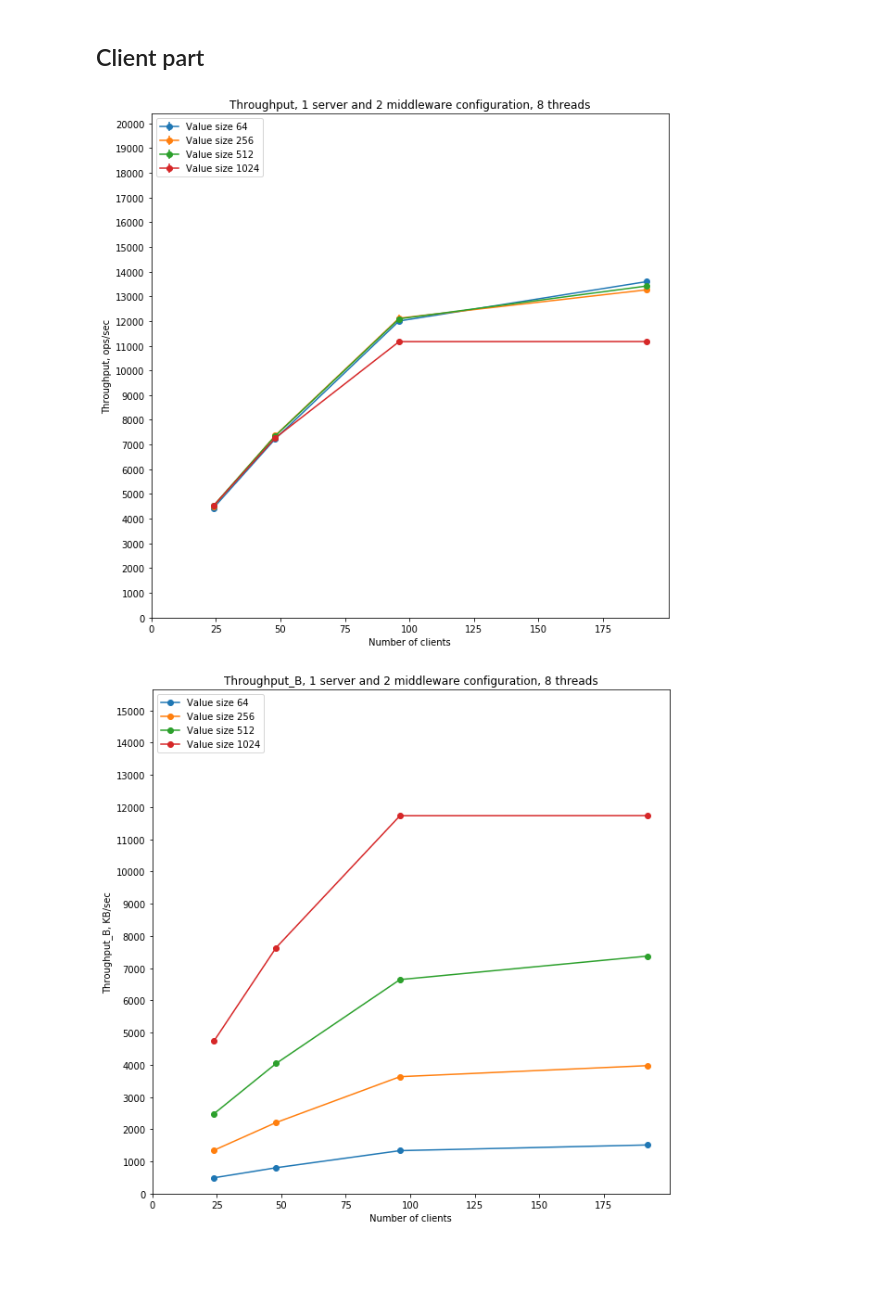
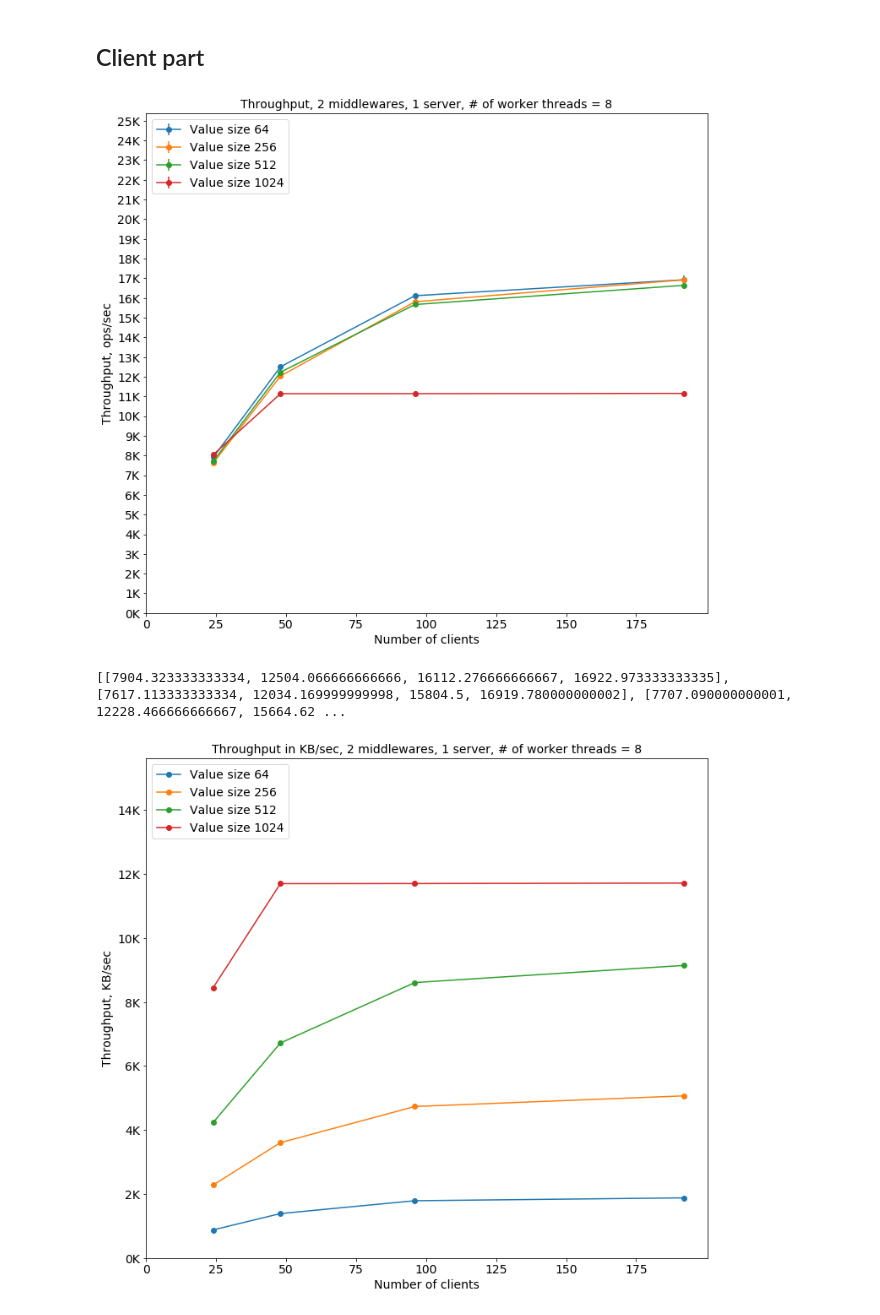
Before and after one commit to skotti/middleware, a Jupyter notebook: analysis/Part5, common for middlewares.ipynb, the cells around one changed output. Cells and saved outputs as stored; diff of their text form; code cells hidden in the pictures; blank space fills up the shorter version.

```diff
--- a/analysis/Part5, common for middlewares.ipynb
+++ b/analysis/Part5, common for middlewares.ipynb
@@ -18,7 +133,7 @@ experiments = len(workers) * len(value_sizes) * len(client_numbers) * repetition
 # %%
-mw=1
-path_to_experiment=path_to_experiment="/home/anastasiia/experiment_1/fourth_copy/"
-path_to_logs = "/home/anastasiia/experiment_1/fourth_copy/middleware1_logs/"
+mw=2
+path_to_experiment=path_to_experiment="/home/anastasiia/final_ex/final_copy/"
+path_to_logs = "/home/anastasiia/final_ex/final_copy/middleware2_logs/"
 
 mw_log = open(path_to_experiment+"mw_"+str(mw)+".log","r")
 lines = mw_log.readlines()
@@ -54,7 +169,7 @@ invalidated_experiments=[]
 i = 0
 while i < len(lines):
     parts = lines[i].split(" ")
-    if is_zero(lines[i]) or lines[i].startswith("DEBUG ethz.StatPrinter") or lines[i].startswith("SIGTERM call"):
+    if is_zero(lines[i]) or lines[i].startswith("DEBUG ethz.StatPrinter") or lines[i].startswith("SIGTERM call") or lines[i].startswith("DEBUG ethz.Middleware: CLIENT DISCONNECTED"):
         i += 1
         continue
     new_experiment_positions.append(i)
@@ -194,7 +226,7 @@ for i in range(len(new_experiment_positions)):
 #log45 log46 log47 log48 |w3|
 
 logs_per_experiment = 36
-path_to_logs = "/home/anastasiia/experiment_1/fourth_copy/middleware1_logs/"
+path_to_logs = "/home/anastasiia/final_ex/final_copy/middleware1_logs/"
 
 value_sizes = [64, 256, 512, 1024]
 client_numbers = [4, 8, 16, 32]
@@ -303,7 +335,7 @@ m=142
 m=143
 # %%
 k1 = k # we continue to add to the table
-path_to_logs = "/home/anastasiia/experiment_1/fourth_copy/middleware2_logs/"
+path_to_logs = "/home/anastasiia/final_ex/final_copy/middleware2_logs/"
 
 data=[]
 k = 0
@@ -381,5 +413,5 @@ global_data_9.to_pickle("/home/anastasiia/experiment_1/fourth_copy/global_data_9
 # %%
-global_data_9 = pd.read_pickle("/home/anastasiia/experiment_1/fourth_copy/global_data_9.pkl")
+global_data_9 = pd.read_pickle("/home/anastasiia/final_ex/final_copy/global_data_9.pkl")
 # %%
 print("Start drawing graphs")
 prefix="/home/anastasiia/asl-project-2019-ruzhanskaia/report_src/part5_mid_mid_cl_"
@@ -700,7 +756,7 @@ TR_value_file = open("/home/anastasiia/asl-project-2019-ruzhanskaia/report_src/p
 RT_value_file = open("/home/anastasiia/asl-project-2019-ruzhanskaia/report_src/part5_cl_RT_value_file.txt", "w+")
 
 
-path_to_experiment="/home/anastasiia/experiment_1/fourth_copy/part5/"
+path_to_experiment="/home/anastasiia/final_ex/final_copy/part5/"
 prefix="/home/anastasiia/asl-project-2019-ruzhanskaia/report_src/part5_mid_cl_cl_"
 value_sizes=[64, 256, 512, 1024]
 client_numbers=[4, 8, 16, 32]
@@ -772,6 +828,7 @@ for w in workers:
     TR_B_overall = []
     TR_error_overall = []
     RT_error_overall = []
+    RT_overall_with_formula = []
     for value_size in value_sizes:
         TR = []
         RT = []
@@ -818,9 +875,15 @@ for w in workers:
         TR_B_overall.append(TR_B)
         TR_error_overall.append(TR_error)
         RT_error_overall.append(RT_error)
+        RT_overall_with_formula.append([(1/t) * 1000 * c - 0.01 for t, c in zip(TR, X_axis)])
 
-    plt.figure(figsize=(10, 10))
-    plt.title("Throughput, 1 server and 2 middleware configuration, "+str(w) + " threads")
+    from matplotlib.ticker import FuncFormatter
+    def kilo(x, pos):
+        return '%1.fK' % (x*1e-3)
+    formatter = FuncFormatter(kilo)
+    plt.figure(figsize=(10, 9))
+    plt.axes().yaxis.set_major_formatter(formatter)
+    plt.title("Throughput, 2 middlewares, 1 server, # of worker threads = "+str(w))
     max1 = 0
     for i in range(len(TR_overall)):
         plt.errorbar(X_axis, TR_overall[i],
@@ -836,11 +899,14 @@ for w in workers:
     plt.ylabel('Throughput, ops/sec')
     plt.xlabel('Number of clients')
     plt.legend(loc="upper left")
-    plt.savefig(prefix + str(w)+"_tr.png", dpi=300)
+    plt.tight_layout(0)
+    plt.savefig(prefix + str(w)+"_tr.pdf")
     plt.show()
+    print(TR_overall)
 
-    plt.figure(figsize=(10, 10))
-    plt.title("Throughput_B, 1 server and 2 middleware configuration, "+str(w) + " threads")
+    plt.figure(figsize=(10, 9))
+    plt.axes().yaxis.set_major_formatter(formatter)
+    plt.title("Throughput in KB/sec, 2 middlewares, 1 server, # of worker threads = "+str(w))
     max1 = 0
     for i in range(len(TR_B_overall)):
         plt.plot(X_axis, TR_B_overall[i],'-o',
@@ -850,53 +916,63 @@ for w in workers:
             max1 = max2
     plt.ylim(0, max1)
     plt.xticks(np.arange(0, max(X_axis), 25))
-    plt.yticks(np.arange(0, max1, 1000))
-    plt.ylabel('Throughput_B, KB/sec')
+    plt.yticks(np.arange(0, max1, 2000))
+    plt.ylabel('Throughput, KB/sec')
     plt.xlabel('Number of clients')
     plt.legend(loc="upper left")
-    plt.savefig(prefix + str(w)+"_tr_b.png", dpi=300)
+    plt.tight_layout(0)
+    plt.savefig(prefix + str(w)+"_tr_b.pdf")
     plt.show()
 
     max1 = 0
-    plt.figure(figsize=(10, 10))
-    plt.title("Response time, 1 server and 2 middlewares configuration, "+str(w) + " threads")
+    plt.figure(figsize=(10, 9))
+    plt.title("Response time, 2 middlewares, 1 server, # of worker threads = "+str(w))
     for i in range(len(RT_overall)):
         plt.errorbar(X_axis, RT_overall[i],
                 yerr=RT_error_overall[i],
                 fmt='-o',
                 label="Value size "+str(value_sizes[i]))
-        max2 = max(RT_overall[i]) + max(RT_overall[i])/2
+        max2 = max(RT_overall[i]) + max(RT_overall[i])/3
+        if max2 > max1:
+            max1 = max2
+    for i in range(len(RT_overall_with_formula)):
+        plt.errorbar(X_axis, RT_overall_with_formula[i],
+                yerr=RT_error_overall[i],
+                fmt='--o',
+                label="Value size "+str(value_sizes[i]))
+        max2 = max(RT_overall[i]) + max(RT_overall[i])/3
         if max2 > max1:
             max1 = max2
     plt.ylim(0, max1)
     plt.xticks(np.arange(0, max(X_axis), 25))
     plt.yticks(np.arange(0, max1, 2))
     plt.ylabel('Response time, ms')
     plt.xlabel('Number of clients')
     plt.legend(loc="upper left")
-    plt.savefig(prefix + str(w)+"_rt.png", dpi=300)
+    plt.tight_layout(0)
+    plt.savefig(prefix + str(w)+"_rt.pdf")
     plt.show()
 
     max1 = 0
     plt.figure(figsize=(10, 10))
     plt.title("Throughput vs Response time, 1 servers and 2 middlewares configuration, "+str(w) + " threads")
     for i in range(len(RT_overall)):
         plt.errorbar(TR_overall[i], RT_overall[i],
                 xerr=TR_error_overall[i],
                 yerr=RT_error_overall[i],
                 fmt='-o',
                 label="Value size "+str(value_sizes[i]))
         max2 = max(RT_overall[i]) + max(RT_overall[i])/2
         if max2 > max1:
             max1 = max2
     plt.ylim(0, max1)
     plt.ylabel('Response time, ms')
     plt.xlabel('Throughput, ops/sec')
     plt.legend(loc="upper left")
-    plt.savefig(prefix + str(w)+"_rttr.png", dpi=300)
     plt.show()
 TR_value_file.close()
 RT_value_file.close()
 # %% [output]
-[figure, old version]
+[figure, new version]
+[[7904.323333333334, 12504.066666666666, 16112.276666666667, 16922.973333333335], [7617.113333333334, 12034.169999999998, 15804.5, 16919.780000000002], [7707.090000000001, 12228.466666666667, 15664.62 ...
-[figure, old version]
+[figure, new version]
```
Also changed, not shown: parts of 10 cells of this notebook, 13 other files.
